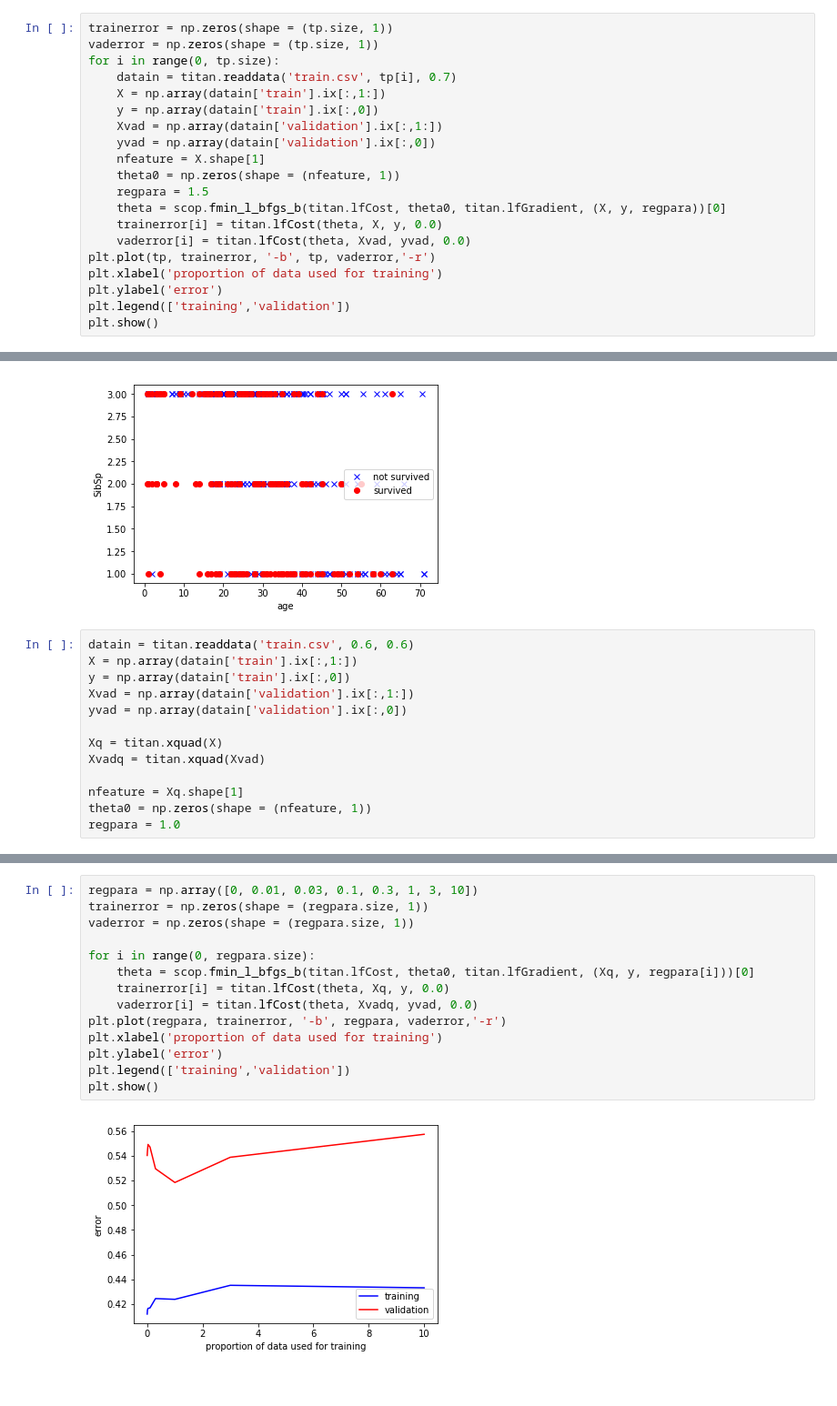
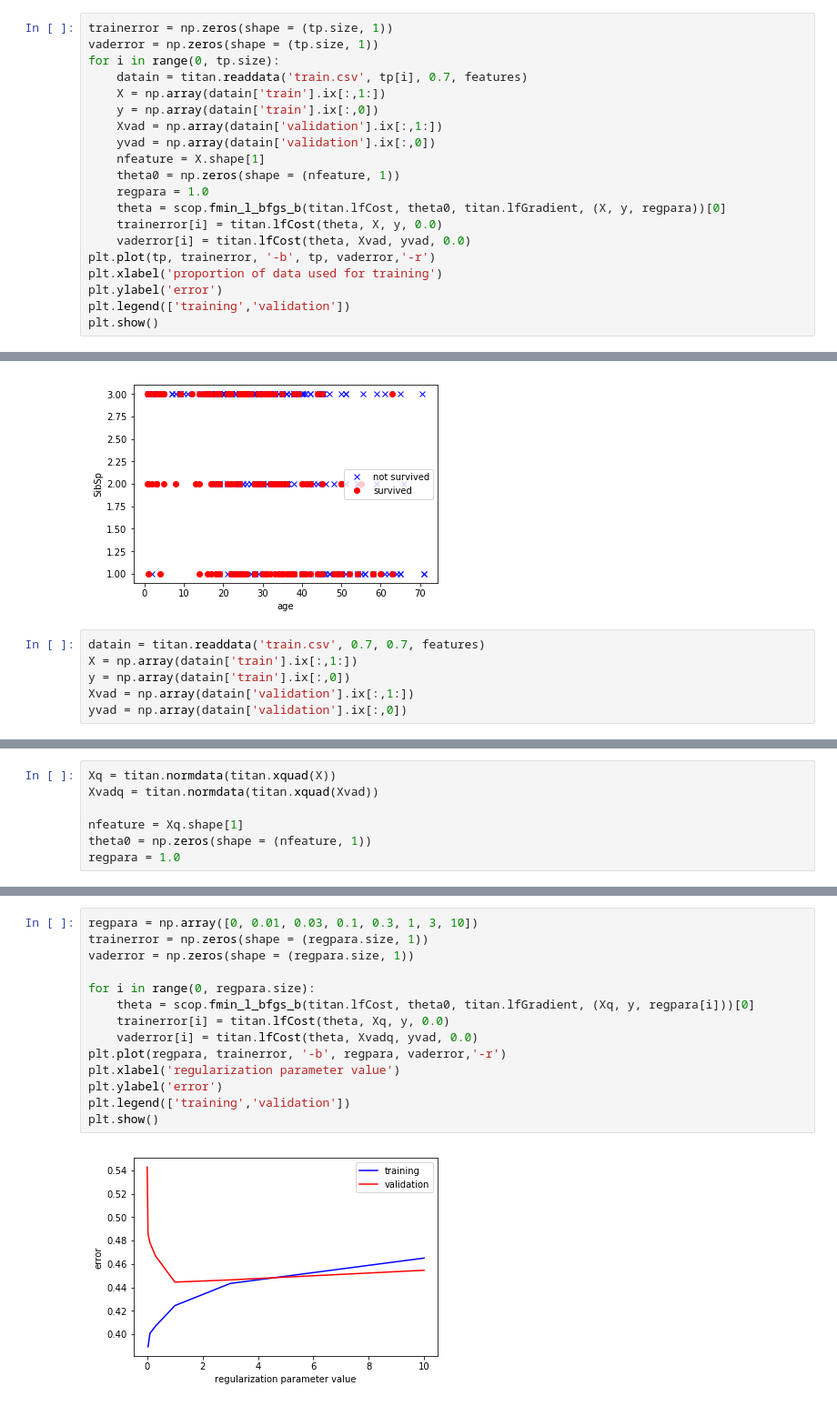
Before and after one commit to badGarnet/titanic_survive, a Jupyter notebook: LG notes.ipynb, the cells around one changed output, grey strips where cells are left out. Shown: that part at 91% size. Cells and saved outputs as stored; diff of their text form.

Commit message:
xquad retains inliear terms
Edited xquad function to retain the linear terms in the feature set.
Added more notes on learning curve and regularization parameter
selection.

```diff
--- a/LG notes.ipynb
+++ b/LG notes.ipynb
@@ -60,14 +60,14 @@ tp = np.linspace(0.2, 0.7, 20)
 trainerror = np.zeros(shape = (tp.size, 1))
 vaderror = np.zeros(shape = (tp.size, 1))
 for i in range(0, tp.size):
-    datain = titan.readdata('train.csv', tp[i], 0.7)
+    datain = titan.readdata('train.csv', tp[i], 0.7, features)
     X = np.array(datain['train'].ix[:,1:])
     y = np.array(datain['train'].ix[:,0])
     Xvad = np.array(datain['validation'].ix[:,1:])
     yvad = np.array(datain['validation'].ix[:,0])
     nfeature = X.shape[1]
     theta0 = np.zeros(shape = (nfeature, 1))
-    regpara = 1.5
+    regpara = 1.0
     theta = scop.fmin_l_bfgs_b(titan.lfCost, theta0, titan.lfGradient, (X, y, regpara))[0]
     trainerror[i] = titan.lfCost(theta, X, y, 0.0)
     vaderror[i] = titan.lfCost(theta, Xvad, yvad, 0.0)
@@ -90,15 +90,8 @@ plt.show()
 # %% [output]
 [figure]
 # %%
-datain = titan.readdata('train.csv', 0.6, 0.6)
+datain = titan.readdata('train.csv', 0.7, 0.7, features)
 X = np.array(datain['train'].ix[:,1:])
 y = np.array(datain['train'].ix[:,0])
 Xvad = np.array(datain['validation'].ix[:,1:])
 yvad = np.array(datain['validation'].ix[:,0])
-
-Xq = titan.xquad(X)
-Xvadq = titan.xquad(Xvad)
-
-nfeature = Xq.shape[1]
-theta0 = np.zeros(shape = (nfeature, 1))
-regpara = 1.0
@@ -125,2 +98,9 @@ array([  3.37967906e+00,   3.47953899e+01,   7.55268057e-01,
+# %%
+Xq = titan.normdata(titan.xquad(X))
+Xvadq = titan.normdata(titan.xquad(Xvad))
+
+nfeature = Xq.shape[1]
+theta0 = np.zeros(shape = (nfeature, 1))
+regpara = 1.0
 # %%
 w = scop.fmin_l_bfgs_b(titan.lfCost, theta0, titan.lfGradient, (Xq, y, regpara))
@@ -134,16 +120,16 @@ y_predict[y_predict <= 0.5] = 0
 # %%
 regpara = np.array([0, 0.01, 0.03, 0.1, 0.3, 1, 3, 10])
 trainerror = np.zeros(shape = (regpara.size, 1))
 vaderror = np.zeros(shape = (regpara.size, 1))
 
 for i in range(0, regpara.size):
     theta = scop.fmin_l_bfgs_b(titan.lfCost, theta0, titan.lfGradient, (Xq, y, regpara[i]))[0]
     trainerror[i] = titan.lfCost(theta, Xq, y, 0.0)
     vaderror[i] = titan.lfCost(theta, Xvadq, yvad, 0.0)
 plt.plot(regpara, trainerror, '-b', regpara, vaderror,'-r')
-plt.xlabel('proportion of data used for training')
+plt.xlabel('regularization parameter value')
 plt.ylabel('error')
 plt.legend(['training','validation'])
 plt.show()
 # %% [output]
-[figure, old version]
+[figure, new version]
```
Also changed, not shown: parts of 11 cells of this notebook, 2 other files.
